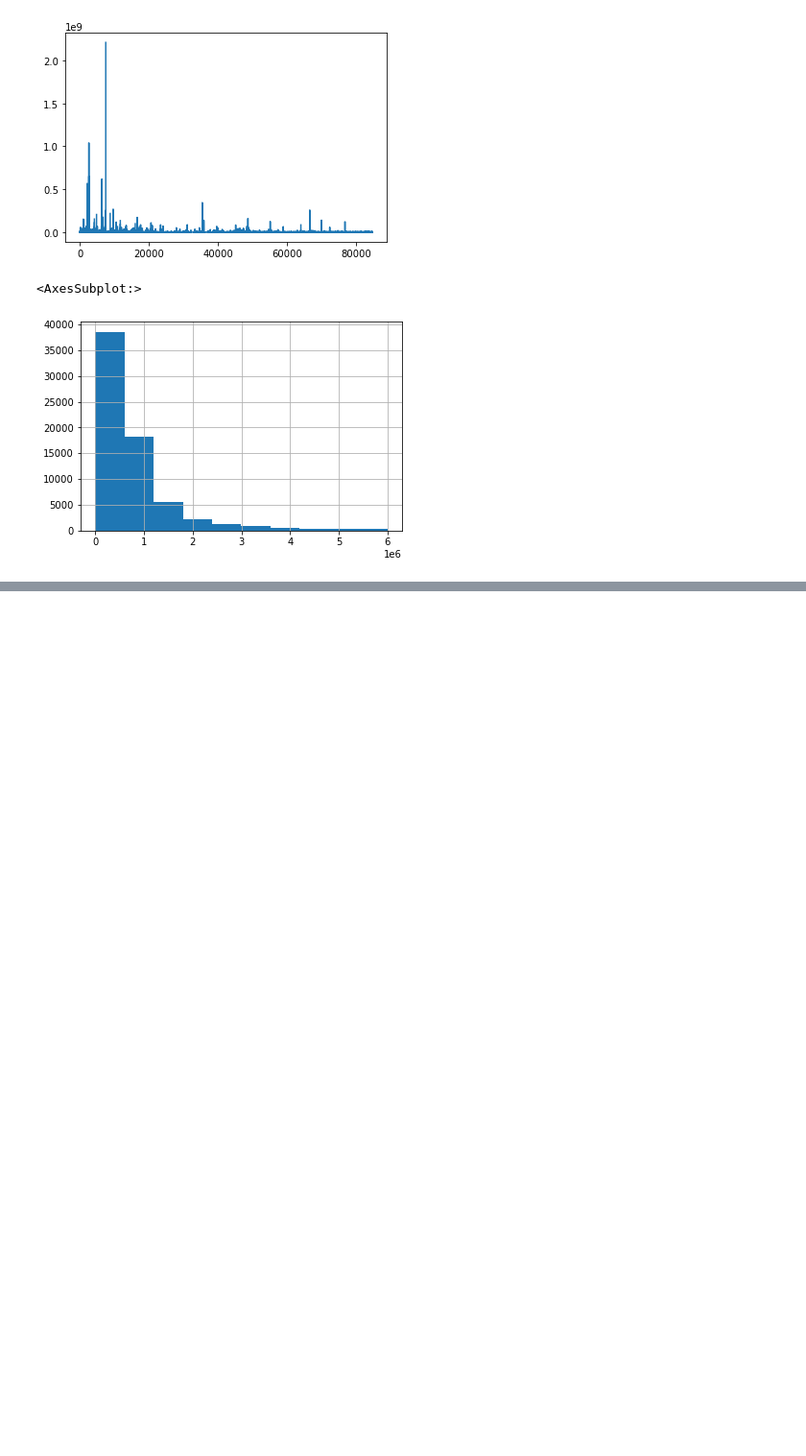
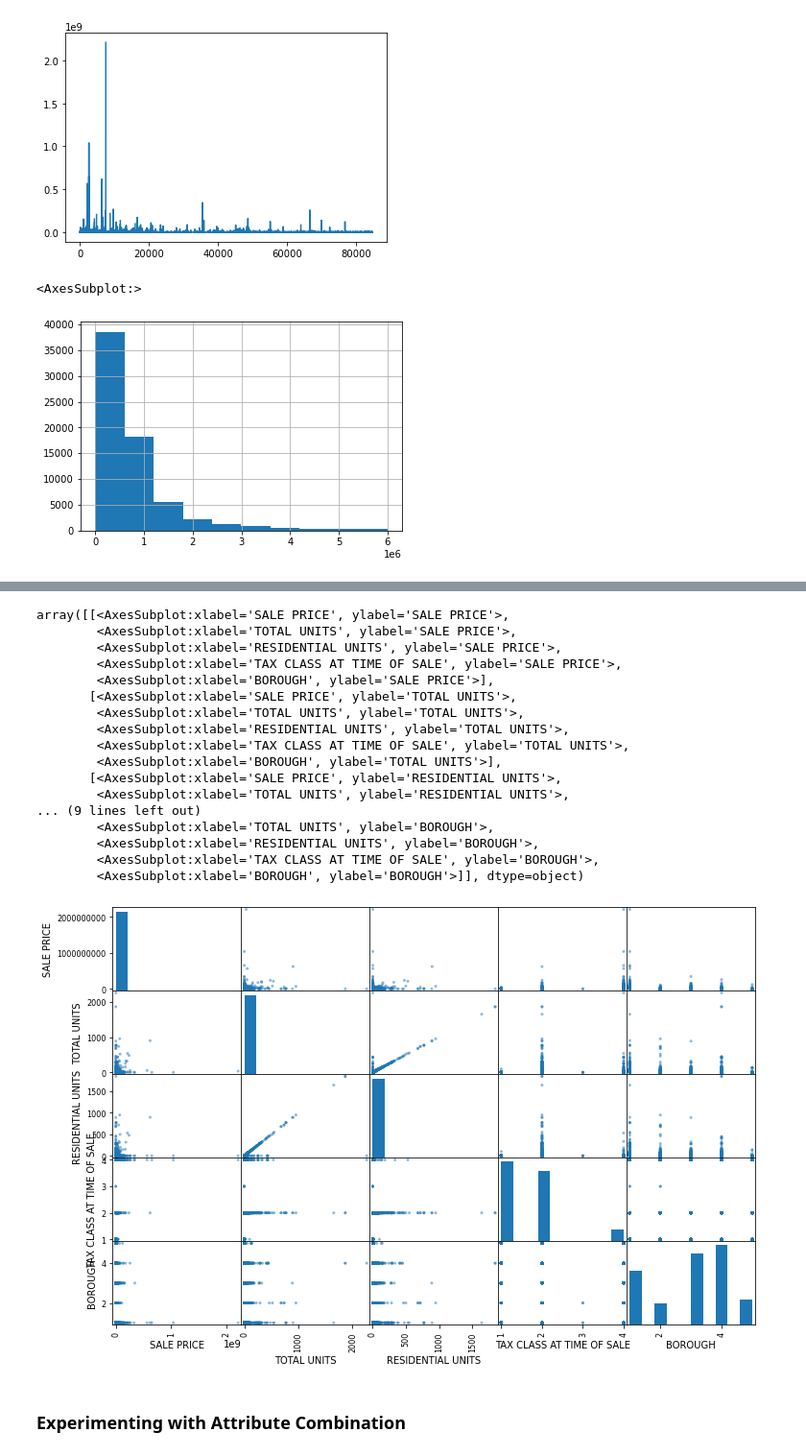
Before and after one commit to joyabhishek/handson-ml2, a Jupyter notebook: myCode/My take on Chapter 2.ipynb, the cells around one changed output, grey strips where cells are left out. Shown at 96% size. Cells and saved outputs as stored; diff of their text form; code cells hidden in the pictures; blank space fills up the shorter version.

```diff
--- a/myCode/My take on Chapter 2.ipynb
+++ b/myCode/My take on Chapter 2.ipynb
@@ -299,0 +360,4 @@ df[df["SALE PRICE"] < 6.000000e+06 ]["SALE PRICE"].hist()
+# %%
+#Adding an index to the df. COlumn name will be "index"
+df = df.reset_index()
+df.columns
@@ -299,0 +416,27 @@ df[df["SALE PRICE"] < 6.000000e+06 ]["SALE PRICE"].hist()
+# %%
+from pandas.plotting import scatter_matrix
+
+attributes = ["SALE PRICE", "TOTAL UNITS", "RESIDENTIAL UNITS", "TAX CLASS AT TIME OF SALE", "BOROUGH"]
+
+scatter_matrix(df[attributes], figsize=(12,8))
+# %% [output]
+array([[<AxesSubplot:xlabel='SALE PRICE', ylabel='SALE PRICE'>,
+        <AxesSubplot:xlabel='TOTAL UNITS', ylabel='SALE PRICE'>,
+        <AxesSubplot:xlabel='RESIDENTIAL UNITS', ylabel='SALE PRICE'>,
+        <AxesSubplot:xlabel='TAX CLASS AT TIME OF SALE', ylabel='SALE PRICE'>,
+        <AxesSubplot:xlabel='BOROUGH', ylabel='SALE PRICE'>],
+       [<AxesSubplot:xlabel='SALE PRICE', ylabel='TOTAL UNITS'>,
+        <AxesSubplot:xlabel='TOTAL UNITS', ylabel='TOTAL UNITS'>,
+        <AxesSubplot:xlabel='RESIDENTIAL UNITS', ylabel='TOTAL UNITS'>,
+        <AxesSubplot:xlabel='TAX CLASS AT TIME OF SALE', ylabel='TOTAL UNITS'>,
+        <AxesSubplot:xlabel='BOROUGH', ylabel='TOTAL UNITS'>],
+       [<AxesSubplot:xlabel='SALE PRICE', ylabel='RESIDENTIAL UNITS'>,
+        <AxesSubplot:xlabel='TOTAL UNITS', ylabel='RESIDENTIAL UNITS'>,
+... (9 lines left out)
+        <AxesSubplot:xlabel='TOTAL UNITS', ylabel='BOROUGH'>,
+        <AxesSubplot:xlabel='RESIDENTIAL UNITS', ylabel='BOROUGH'>,
+        <AxesSubplot:xlabel='TAX CLASS AT TIME OF SALE', ylabel='BOROUGH'>,
+        <AxesSubplot:xlabel='BOROUGH', ylabel='BOROUGH'>]], dtype=object)
+[figure, added]
+# %% [markdown]
+### Experimenting with Attribute Combination
```
Also changed, not shown: parts of 58 cells of this notebook, 1 other file.
